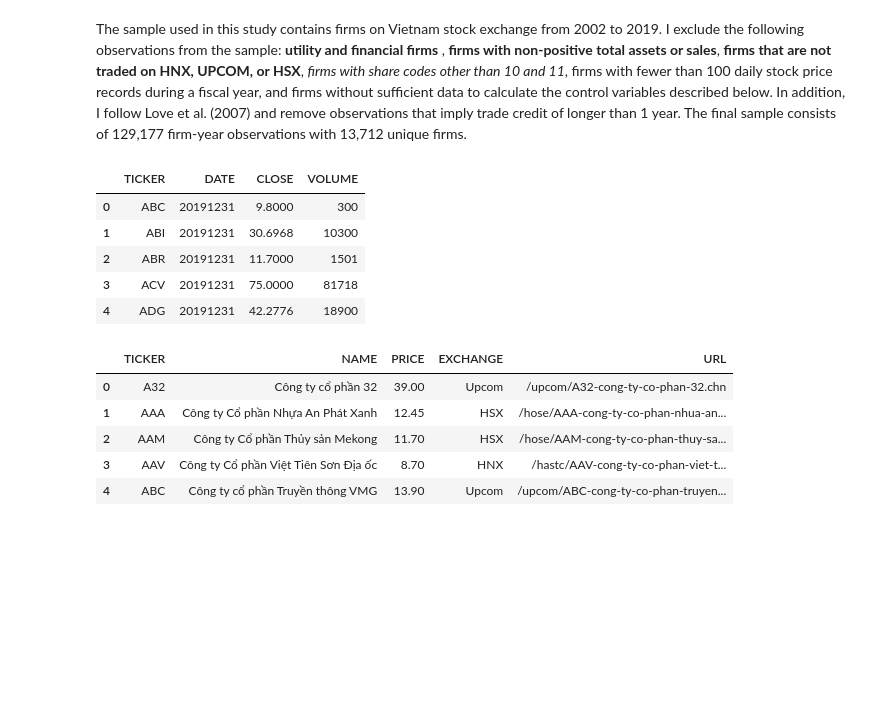
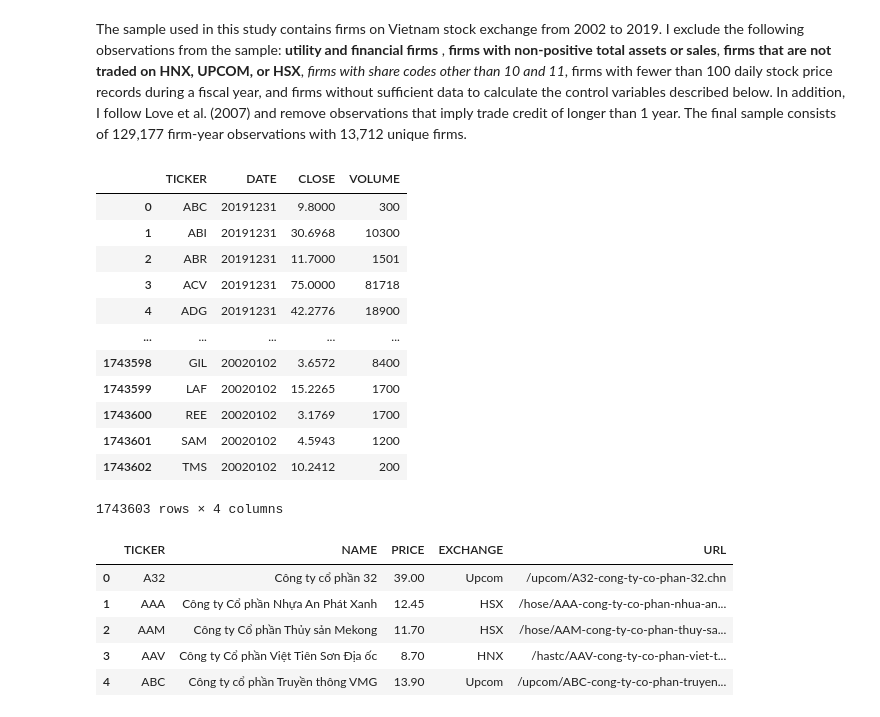
Before and after one commit to akizminet/KLTN, a Jupyter notebook: Trade Credit and Stock Liquidity.ipynb, the cells around one changed output. Saved outputs shown, nothing was run; the diff lists cells and outputs as text; code cells hidden in the pictures; blank space fills up the shorter version.

```diff
--- a/Trade Credit and Stock Liquidity.ipynb
+++ b/Trade Credit and Stock Liquidity.ipynb
@@ -12,17 +30,24 @@ stockprices = pd.read_csv("StockPrices/CafeF.UPCOM.Upto02.10.2020.csv")\
 # %%
 stockprices.columns=["TICKER","DATE","OPEN","HIGH","LOW","CLOSE","VOLUME"]
 stockprices = stockprices[(stockprices.DATE < 20200101) & (stockprices.DATE > 20011231)]
 stockprices.drop(columns=["OPEN","HIGH","LOW"],inplace=True)
 stockprices.drop_duplicates(inplace=True)
 stockprices.reset_index(inplace=True,drop=True)
-stockprices.head()
+stockprices
 # %% [output]
 |  | TICKER | DATE | CLOSE | VOLUME |
 | 0 | ABC | 20191231 | 9.8000 | 300 |
 | 1 | ABI | 20191231 | 30.6968 | 10300 |
 | 2 | ABR | 20191231 | 11.7000 | 1501 |
 | 3 | ACV | 20191231 | 75.0000 | 81718 |
 | 4 | ADG | 20191231 | 42.2776 | 18900 |
+| ... | ... | ... | ... | ... |
+| 1743598 | GIL | 20020102 | 3.6572 | 8400 |
+| 1743599 | LAF | 20020102 | 15.2265 | 1700 |
+| 1743600 | REE | 20020102 | 3.1769 | 1700 |
+| 1743601 | SAM | 20020102 | 4.5943 | 1200 |
+| 1743602 | TMS | 20020102 | 10.2412 | 200 |
+1743603 rows × 4 columns
 # %%
 companies = pd.read_csv("Companies.csv")
 companies.head()
```
Also changed, not shown: parts of 10 cells of this notebook, 2 other files.
